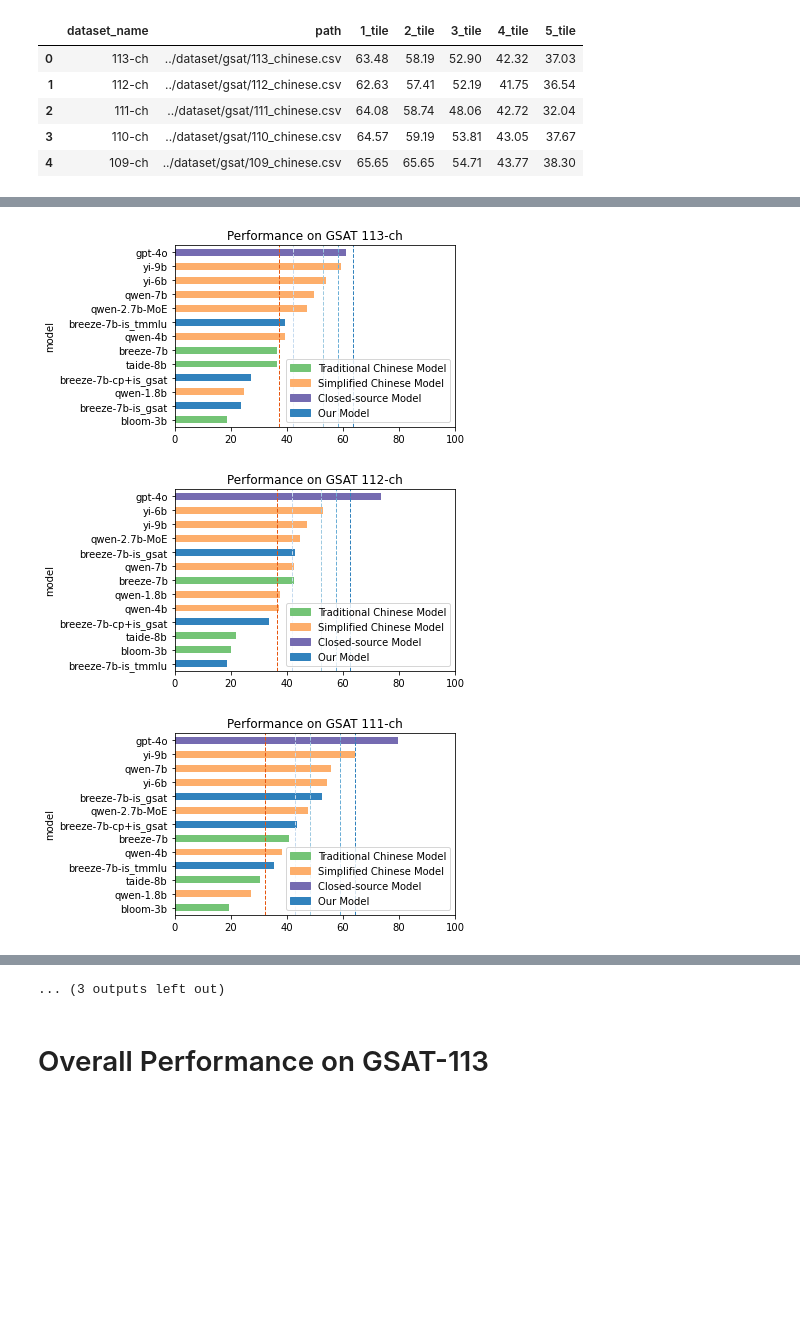
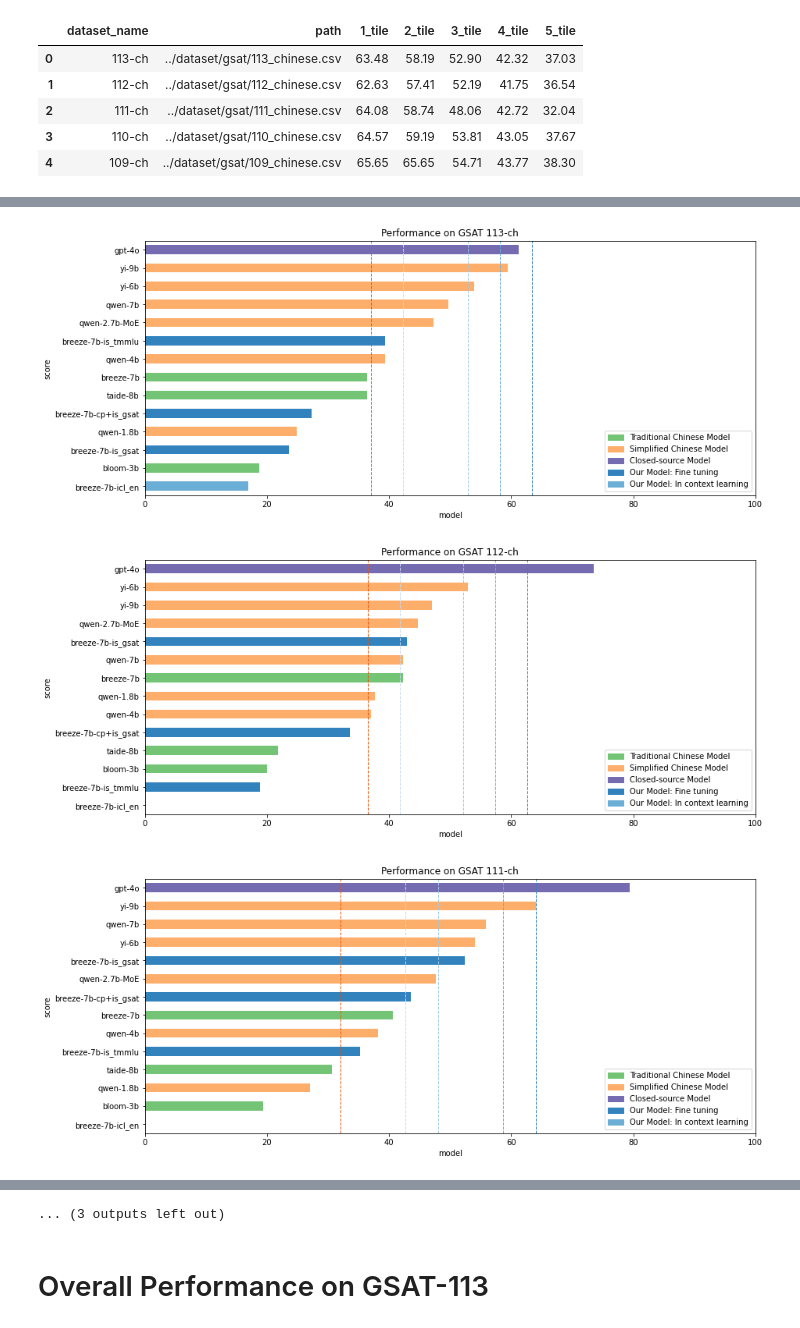
Before and after one commit to namwoam/dl-final, a Jupyter notebook: llm/evaluate.ipynb, the cells around one changed output, grey strips where cells are left out. Cells and saved outputs as stored; diff of their text form; code cells hidden in the pictures; blank space fills up the shorter version.

```diff
--- a/llm/evaluate.ipynb
+++ b/llm/evaluate.ipynb
@@ -28,35 +28,44 @@ model_df.head()
 # %%
 import re
 for test_name in dataset_df["dataset_name"].values.tolist():
     dataset_row = dataset_df[dataset_df["dataset_name"] == test_name]
     scores = []
     # dataset_df.where(dataset_df["dataset_name"]==test_name)["path"].values[0]
-    for _ , model in model_df.iterrows():
+    for _, model in model_df.iterrows():
         try:
-            model_test_df = pd.read_csv(f'./{test_name}-result-{model["short_name"]}.csv')
+            model_test_df = pd.read_csv(
+                f'./{test_name}-result-{model["short_name"]}.csv')
             scores.append(model_test_df["score"].sum())
         except:
             scores.append(0.0)
 
     model_df["score"] = scores
     model_df["score"] /= len(pd.read_csv(dataset_row["path"].values[0]).index)
     model_df["score"] *= 100
     model_df = model_df.sort_values(["score"])
     cm = matplotlib.colormaps["tab20c"]
-    model_df.plot.barh(x='short_name', y='score', rot=0 , title=f"Performance on GSAT {test_name}" , xlabel="model" ,ylabel="score",figsize=(14,6) , color=[ cm.colors[0] if model["lora"] is True else cm.colors[12] if model["open"] is False else (cm.colors[9] if model["zh-tw"] is True else cm.colors[6]) for _,  model in model_df.iterrows() ] ,legend = False,xlim = [0,100])
-    plt.axvline(x=dataset_row["1_tile"].values[0],linewidth=1,ls="--" ,color=cm.colors[0], label="12th")
-    plt.axvline(x=dataset_row["2_tile"].values[0],linewidth=1,ls="--" ,color=cm.colors[1],label="25th")
-    plt.axvline(x=dataset_row["3_tile"].values[0],linewidth=1,ls="--" ,color=cm.colors[2], label="50th")
-    plt.axvline(x=dataset_row["4_tile"].values[0],linewidth=1,ls="--" ,color=cm.colors[3], label="75th")
-    plt.axvline(x=dataset_row["5_tile"].values[0],linewidth=1,ls="--" ,color=cm.colors[4], label="88th")
+    model_df.plot.barh(x='short_name', y='score', rot=0, title=f"Performance on GSAT {test_name}", xlabel="model", ylabel="score", figsize=(14, 6), color=[
+                       cm.colors[1] if model["icl"] is True else cm.colors[0] if model["lora"] is True else cm.colors[12] if model["open"] is False else (cm.colors[9] if model["zh-tw"] is True else cm.colors[6]) for _,  model in model_df.iterrows()], legend=False, xlim=[0, 100])
+    plt.axvline(x=dataset_row["1_tile"].values[0],
+                linewidth=1, ls="--", color=cm.colors[0], label="12th")
+    plt.axvline(x=dataset_row["2_tile"].values[0],
+                linewidth=1, ls="--", color=cm.colors[1], label="25th")
+    plt.axvline(x=dataset_row["3_tile"].values[0],
+                linewidth=1, ls="--", color=cm.colors[2], label="50th")
+    plt.axvline(x=dataset_row["4_tile"].values[0],
+                linewidth=1, ls="--", color=cm.colors[3], label="75th")
+    plt.axvline(x=dataset_row["5_tile"].values[0],
+                linewidth=1, ls="--", color=cm.colors[4], label="88th")
 
     tw = mpatches.Patch(color=cm.colors[9], label='Traditional Chinese Model')
     cn = mpatches.Patch(color=cm.colors[6], label='Simplified Chinese Model')
     cs = mpatches.Patch(color=cm.colors[12], label='Closed-source Model')
-    l = mpatches.Patch(color=cm.colors[0], label='Our Model')
-    plt.legend(handles=[tw , cn , cs , l],loc='lower right')
+    l1 = mpatches.Patch(color=cm.colors[0], label='Our Model: Fine tuning')
+    l2 = mpatches.Patch(color=cm.colors[1],
+                        label='Our Model: In context learning')
+    plt.legend(handles=[tw, cn, cs, l1, l2], loc='lower right')
     plt.subplot()
 # %% [output]
-[figure, old version]
+[figure, new version]
-[figure, old version]
+[figure, new version]
-[figure, old version]
+[figure, new version]
```
Also changed, not shown: parts of 4 cells of this notebook, 38 other files.
